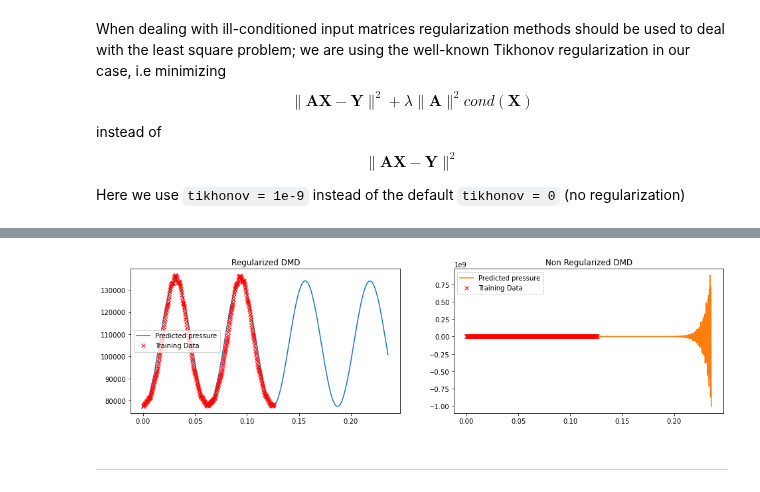
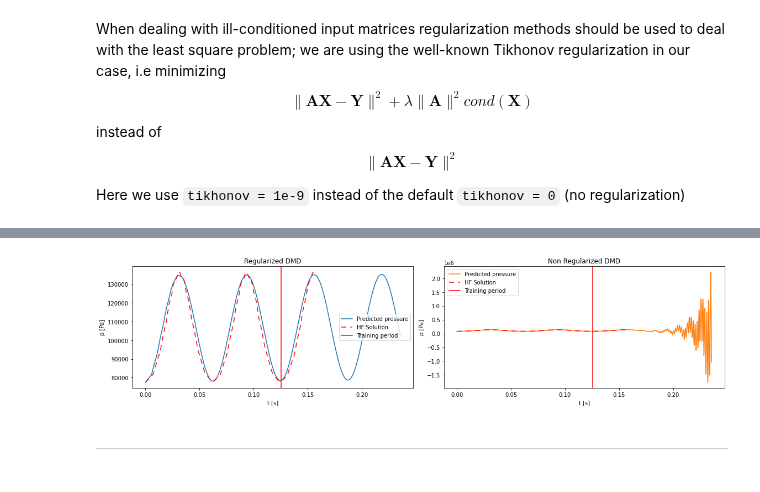
Before and after one commit to azzeddinetiba/ROM_AM, a Jupyter notebook: examples/fsi_test_case.ipynb, the cells around one changed output, grey strips where cells are left out. Saved outputs shown, nothing was run; the diff lists cells and outputs as text; code cells hidden in the pictures.

Commit message:
Example for figure saving

````diff
--- a/examples/fsi_test_case.ipynb
+++ b/examples/fsi_test_case.ipynb
@@ -676,7 +817,7 @@ $$ \|\pmb A \pmb X - \pmb Y\|^2$$
 Here we use ```tikhonov = 1e-9``` instead of the default ```tikhonov = 0``` (no regularization)
 # %%
 # Choose number of equally spaced timesteps
-ntt = 500
+ntt = 520
 dt = (t[-1] - t[0]) / (ntt - 1)
 
 # Interpolating original data to the new timesteps
@@ -741,24 +882,33 @@ ax[1].plot(np.real(drom3.model.lambd), np.imag(drom3.model.lambd), '1', color =
 # %%
 fig, ax = plt.subplots(1, 2, figsize = (16, 4))
 prediction_t = np.concatenate((target_t, np.linspace(target_t[-1] + dt, 1.5 * target_t[-1], int(ntt))))
-predicted_X3c = np.real(drom3c.predict(prediction_t, t1 = t[0]))
-predicted_X3 = np.real(drom3.predict(prediction_t, t1 = t[0]))
+predicted_X3c = np.real(drom3c.predict(prediction_t, t1 = t[0], stabilize=False))
+predicted_X3 = np.real(drom3.predict(prediction_t, t1 = t[0], stabilize=False))
 
 pred_presc = predicted_X3c[:nx, :]
 pred_pres = predicted_X3[:nx, :]
 
 ax[0].plot(prediction_t, pred_presc[-1, :], '-', label = "Predicted pressure");
-ax[0].plot(target_t[: int(ntt * Coeff)], target_fl_pressure[-1, :int(ntt * Coeff)], 'xr', label = "Training Data");
+ax[0].set_ylabel("p [Pa]");
+ax[0].set_xlabel("t [s]");
+ax[0].plot(t, fl_pressure[-x_n, :], '--r', dashes = (6, 5), label = "HF Solution");
+ax[0].axvline(target_t[: int(ntt * Coeff)][-1], color = 'r', label = 'Training period')
 
 ax[1].plot(prediction_t, pred_pres[-1, :], '-', color =  u'#ff7f0e', label = "Predicted pressure");
-ax[1].plot(target_t[: int(ntt * Coeff)], target_fl_pressure[-1, :int(ntt * Coeff)], 'xr', label = "Training Data");
+ax[1].set_ylabel("p [Pa]");
+ax[1].set_xlabel("t [s]");
+ax[1].plot(t, fl_pressure[-x_n, :], '--r', dashes = (6, 5), label = "HF Solution");
+ax[1].axvline(target_t[: int(ntt * Coeff)][-1], color = 'r', label = 'Training period')
 
 ax[0].set_title("Regularized DMD");
 ax[1].set_title("Non Regularized DMD");
 ax[0].legend();
 ax[1].legend();
+
+plt.tight_layout();
+fig.savefig("regul_2.pdf")
 # %% [output]
-[figure, old version]
+[figure, new version]
 # %% [markdown]
 --------------------------------------------------------------------------------------------------------------------------------------------
 # %% [markdown]
````
Also changed, not shown: parts of 27 cells of this notebook, 9 other files.
